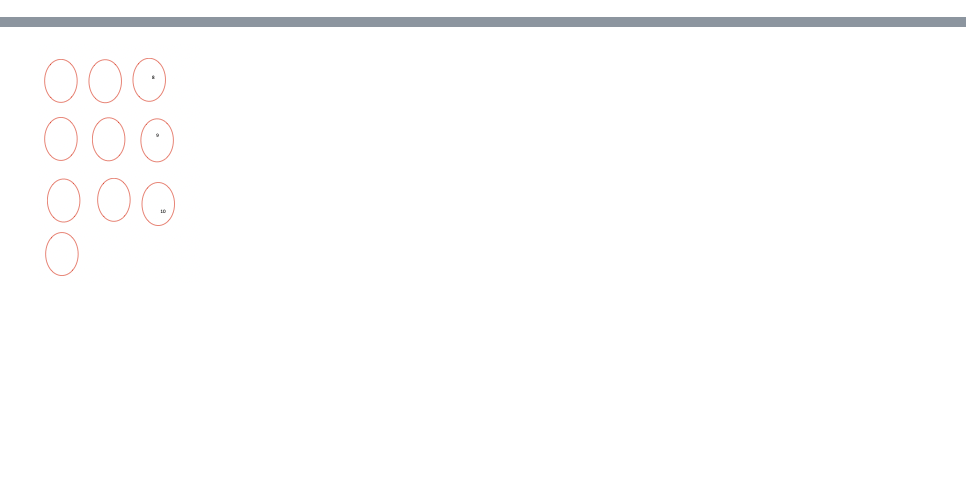
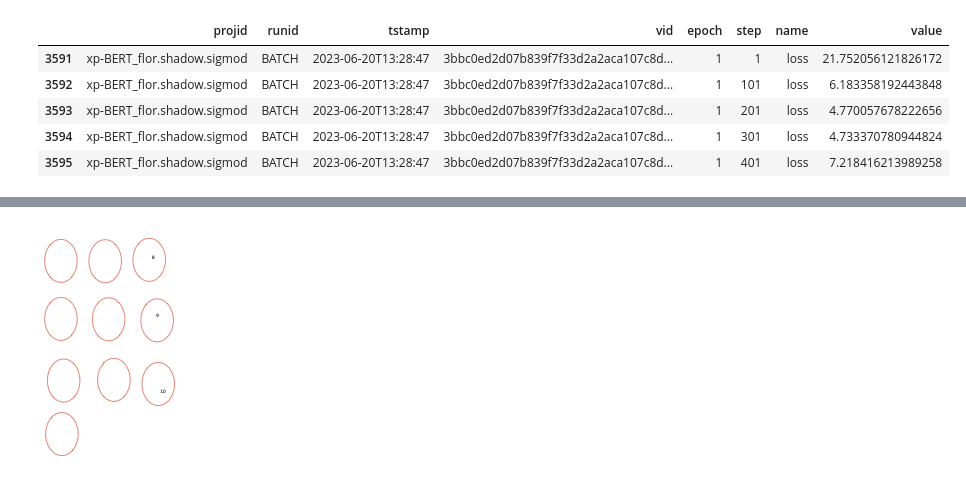
Before and after one commit to rlnsanz/xp-BERT, a Jupyter notebook: notebook.ipynb, the cells around one changed output, grey strips where cells are left out. Saved outputs shown, nothing was run; the diff lists cells and outputs as text; code cells hidden in the pictures; blank space fills up the shorter version.

```diff
--- a/notebook.ipynb
+++ b/notebook.ipynb
@@ -6,0 +5,9 @@ pivot
+# %%
+records[records['name'] == 'loss'].head()
+# %% [output]
+|  | projid | runid | tstamp | vid | epoch | step | name | value |
+| 3591 | xp-BERT_flor.shadow.sigmod | BATCH | 2023-06-20T13:28:47 | 3bbc0ed2d07b839f7f33d2a2aca107c8d... | 1 | 1 | loss | 21.752056121826172 |
+| 3592 | xp-BERT_flor.shadow.sigmod | BATCH | 2023-06-20T13:28:47 | 3bbc0ed2d07b839f7f33d2a2aca107c8d... | 1 | 101 | loss | 6.183358192443848 |
+| 3593 | xp-BERT_flor.shadow.sigmod | BATCH | 2023-06-20T13:28:47 | 3bbc0ed2d07b839f7f33d2a2aca107c8d... | 1 | 201 | loss | 4.770057678222656 |
+| 3594 | xp-BERT_flor.shadow.sigmod | BATCH | 2023-06-20T13:28:47 | 3bbc0ed2d07b839f7f33d2a2aca107c8d... | 1 | 301 | loss | 4.733370780944824 |
+| 3595 | xp-BERT_flor.shadow.sigmod | BATCH | 2023-06-20T13:28:47 | 3bbc0ed2d07b839f7f33d2a2aca107c8d... | 1 | 401 | loss | 7.218416213989258 |
```
Also changed, not shown: parts of 4 cells of this notebook.
